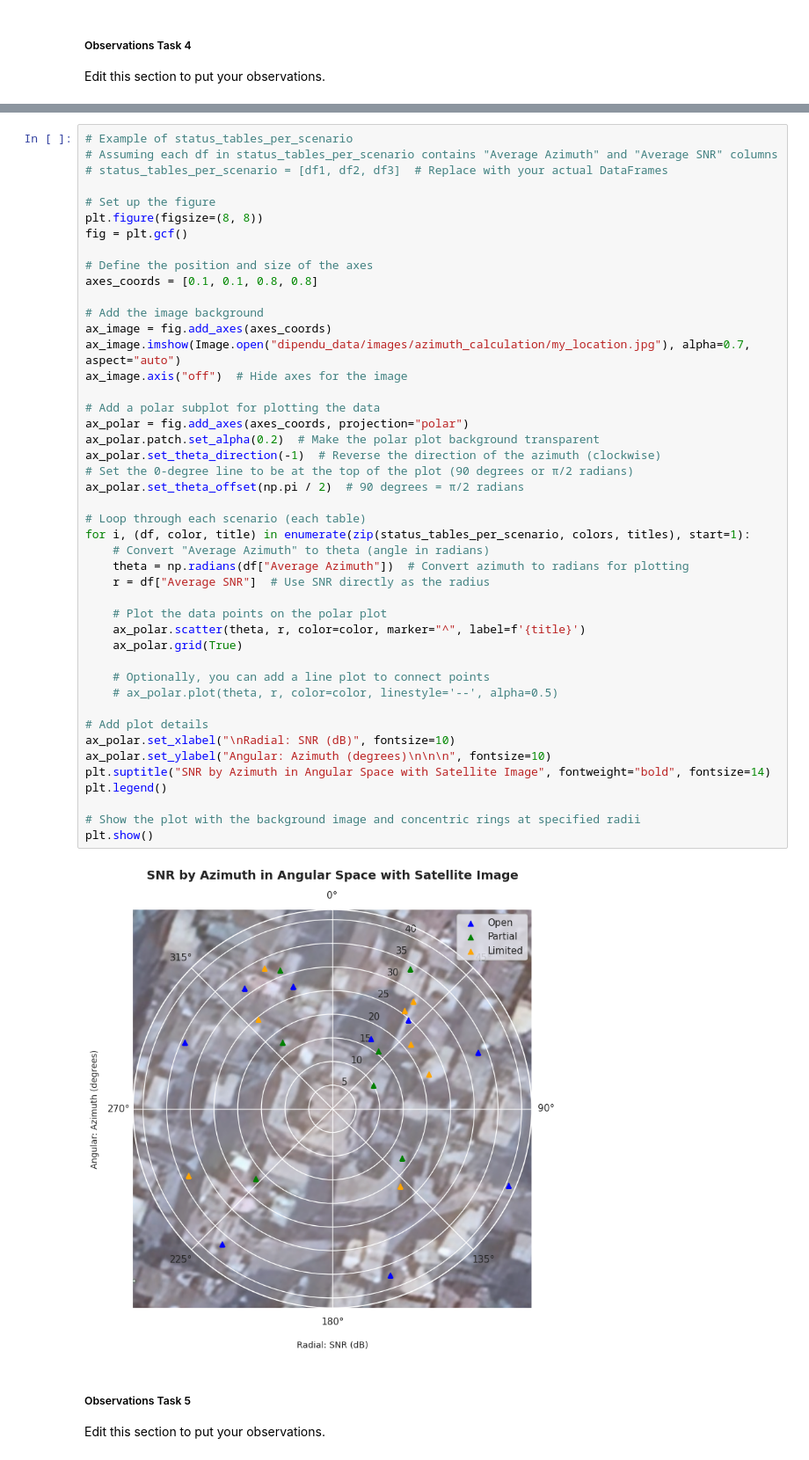
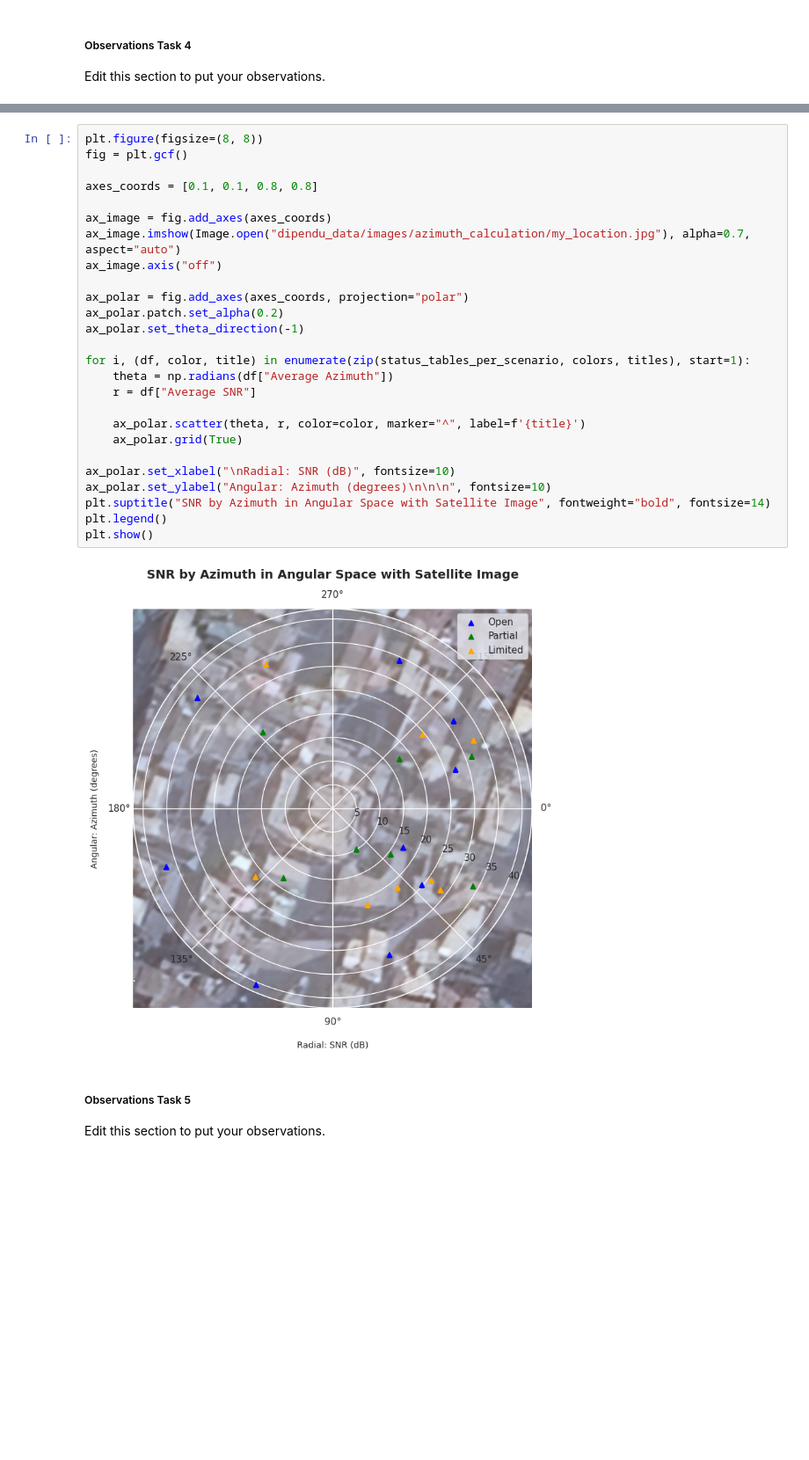
Before and after one commit to dipendughosh/programs, a Jupyter notebook: mtech_2023/sem-3/ssiot/ass-2/CS6650WEB_HW2_CS23M509/Part-A/PartA_GNSS_Measurements.ipynb, the cells around one changed output, grey strips where cells are left out. Shown at 88% size. Cells and saved outputs as stored; diff of their text form; blank space fills up the shorter version.

```diff
--- a/mtech_2023/sem-3/ssiot/ass-2/CS6650WEB_HW2_CS23M509/Part-A/PartA_GNSS_Measurements.ipynb
+++ b/mtech_2023/sem-3/ssiot/ass-2/CS6650WEB_HW2_CS23M509/Part-A/PartA_GNSS_Measurements.ipynb
@@ -990,52 +749,33 @@ Edit this section to put your observations.
   <p style="margin-left: 10px;">See the figures above. Two example plots are also shown on the right for your reference. Either you can plot in the cartesian space or in the angular (R, theta) space. Magnitude of R can signify your SNR. To make it more interesting, you can superimpose the angular plot on a satellite image, say from Google maps (of course, you need to rotate the image to align the azimuths). This should show the effect of buildings, trees, obstacles on the SNR. Does your plot (particularly, for location 2, where the phone is kept on the window sill or door) peak for a certain azimuth? This azimuth should roughly match with the direction of the clear sky from that location.</p>
 </div>
 # %%
-# Example of status_tables_per_scenario
-# Assuming each df in status_tables_per_scenario contains "Average Azimuth" and "Average SNR" columns
-# status_tables_per_scenario = [df1, df2, df3]  # Replace with your actual DataFrames
-
-# Set up the figure
 plt.figure(figsize=(8, 8))
 fig = plt.gcf()
 
-# Define the position and size of the axes
 axes_coords = [0.1, 0.1, 0.8, 0.8]
 
-# Add the image background
 ax_image = fig.add_axes(axes_coords)
 ax_image.imshow(Image.open("dipendu_data/images/azimuth_calculation/my_location.jpg"), alpha=0.7, aspect="auto")
-ax_image.axis("off")  # Hide axes for the image
+ax_image.axis("off")
 
-# Add a polar subplot for plotting the data
 ax_polar = fig.add_axes(axes_coords, projection="polar")
-ax_polar.patch.set_alpha(0.2)  # Make the polar plot background transparent
-ax_polar.set_theta_direction(-1)  # Reverse the direction of the azimuth (clockwise)
-# Set the 0-degree line to be at the top of the plot (90 degrees or π/2 radians)
-ax_polar.set_theta_offset(np.pi / 2)  # 90 degrees = π/2 radians
+ax_polar.patch.set_alpha(0.2)
+ax_polar.set_theta_direction(-1)
 
-# Loop through each scenario (each table)
 for i, (df, color, title) in enumerate(zip(status_tables_per_scenario, colors, titles), start=1):
-    # Convert "Average Azimuth" to theta (angle in radians)
-    theta = np.radians(df["Average Azimuth"])  # Convert azimuth to radians for plotting
-    r = df["Average SNR"]  # Use SNR directly as the radius
+    theta = np.radians(df["Average Azimuth"])
+    r = df["Average SNR"]
 
-    # Plot the data points on the polar plot
     ax_polar.scatter(theta, r, color=color, marker="^", label=f'{title}')
     ax_polar.grid(True)
 
-    # Optionally, you can add a line plot to connect points
-    # ax_polar.plot(theta, r, color=color, linestyle='--', alpha=0.5)
-
-# Add plot details
 ax_polar.set_xlabel("\nRadial: SNR (dB)", fontsize=10)
 ax_polar.set_ylabel("Angular: Azimuth (degrees)\n\n\n", fontsize=10)
 plt.suptitle("SNR by Azimuth in Angular Space with Satellite Image", fontweight="bold", fontsize=14)
 plt.legend()
-
-# Show the plot with the background image and concentric rings at specified radii
 plt.show()
 # %% [output]
-[figure, old version]
+[figure, new version]
 # %% [markdown]
 ##### Observations Task 5
 
```
Also changed, not shown: parts of 8 cells of this notebook, 34 other files.
